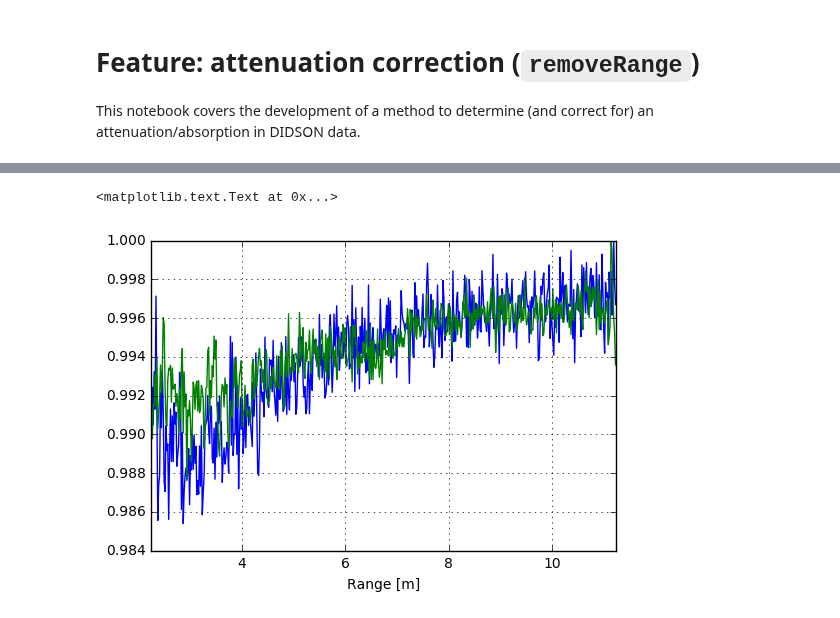
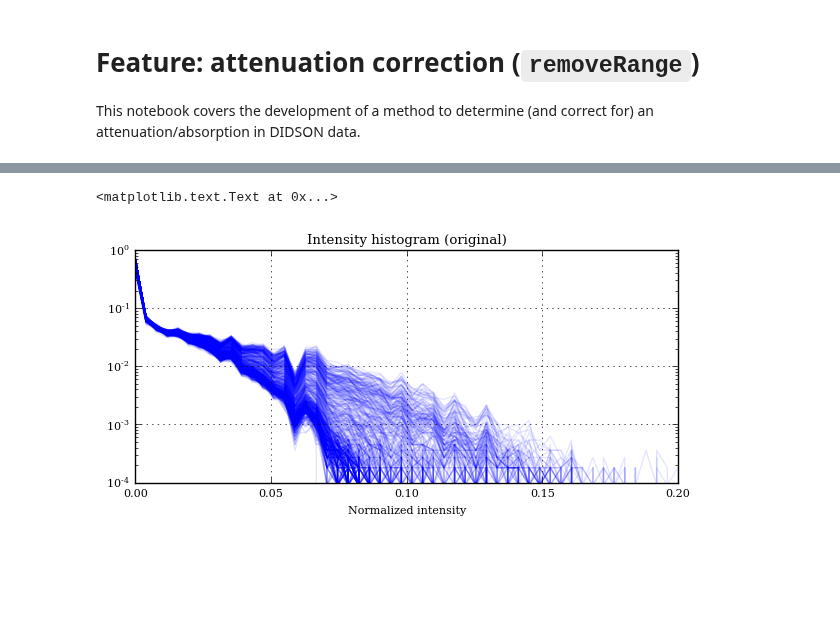
Before and after one commit to pvazteixeira/multibeam, a Jupyter notebook: dev/feature-removeRange.ipynb, the cells around one changed output, grey strips where cells are left out. Drawn from its saved outputs; the diff is of its cells as text; code cells hidden in the pictures; blank space fills up the shorter version.

```diff
--- a/dev/feature-removeRange.ipynb
+++ b/dev/feature-removeRange.ipynb
@@ -110,21 +101,18 @@ def computeAttenuation(image_list, sonar):
-# %%
-at1 = computeAttenuation(bg_image_list_1, didson)
-at2 = computeAttenuation(bg_image_list_2, didson)
-
-bin_length = (didson.max_range-didson.min_range)/didson.num_bins
-r = didson.min_range + bin_length*np.arange(0, didson.num_bins)
-
-plt.figure()
-plt.plot(r,at1)
-plt.plot(r,at2)
-# plt.xscale('log')
-# plt.yscale('log')
-
-plt.grid(b=True, which='both')
-# plt.grid(b=True, which='major',linestyle='-')
-# plt.grid(b=True, which='minor',linestyle='--')
-plt.xlim([didson.min_range, didson.max_range])
-plt.xlabel('Range [m]')
-# %% [output]
-<matplotlib.text.Text at 0x...>
-[figure, removed]
+# %%
+ds1 = compile(bg_image_list_1, didson)
+bins = np.linspace(0,1,256)
+plt.figure(figsize=(7,3))
+for i in range(0,512):
+    hi = np.histogram(ds1[i,:],bins)
+    plt.plot(bins[:-1],hi[0]/(np.sum(hi[0])+0.0),'-b',alpha=0.1)
+
+plt.yscale('log')
+plt.grid()
+plt.xlim([0,0.2])
+# plt.xlim([0,10])
+plt.ylim([1e-4,1])
+plt.xlabel('Normalized intensity')
+plt.title('Intensity histogram (original)')
+# %% [output]
+<matplotlib.text.Text at 0x...>
+[figure, added]
```
Also changed, not shown: parts of 18 cells of this notebook, 2 other files.
